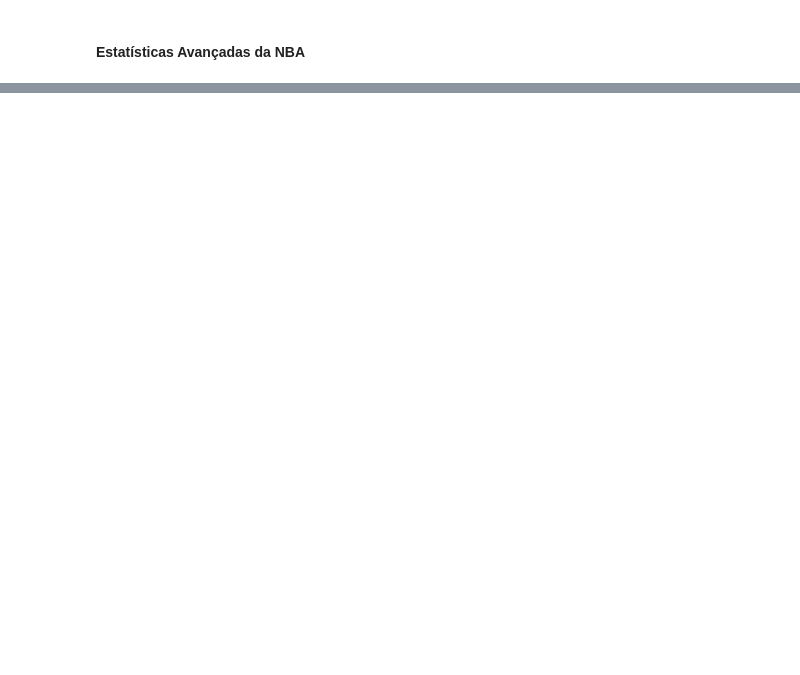
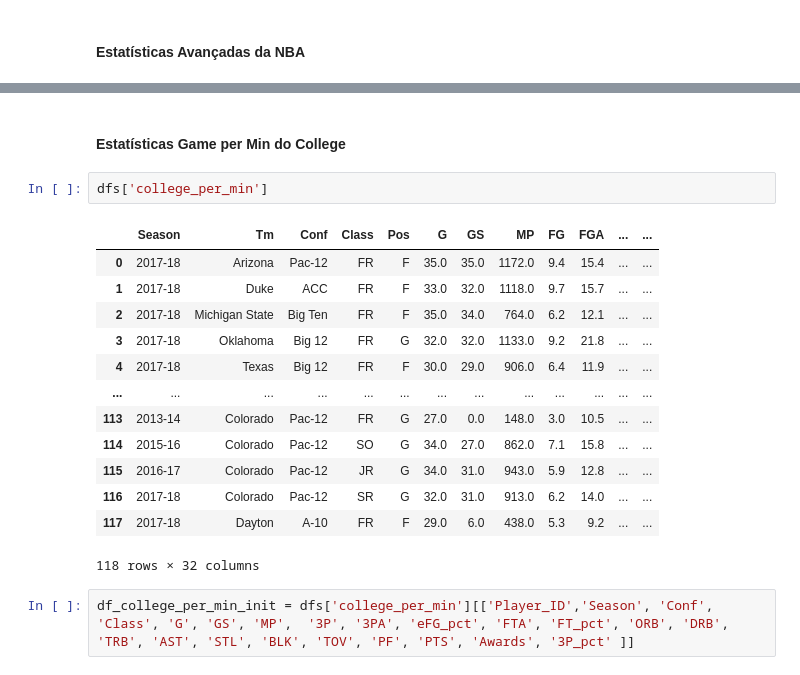
Before and after one commit to caiogpontes/nba-draft-prediction, a Jupyter notebook: notebooks/01_data_preparation.ipynb, the cells around one changed output, grey strips where cells are left out. Saved outputs shown, nothing was run; the diff lists cells and outputs as text; blank space fills up the shorter version.

```diff
--- a/notebooks/01_data_preparation.ipynb
+++ b/notebooks/01_data_preparation.ipynb
@@ -134,0 +202,20 @@ mock_draft_data.head()
+# %% [markdown]
+#### **Estatísticas Game per Min do College**
+# %%
+dfs['college_per_min']
+# %% [output]
+|  | Season | Tm | Conf | Class | Pos | G | GS | MP | FG | FGA | ... | ... |
+| 0 | 2017-18 | Arizona | Pac-12 | FR | F | 35.0 | 35.0 | 1172.0 | 9.4 | 15.4 | ... | ... |
+| 1 | 2017-18 | Duke | ACC | FR | F | 33.0 | 32.0 | 1118.0 | 9.7 | 15.7 | ... | ... |
+| 2 | 2017-18 | Michigan State | Big Ten | FR | F | 35.0 | 34.0 | 764.0 | 6.2 | 12.1 | ... | ... |
+| 3 | 2017-18 | Oklahoma | Big 12 | FR | G | 32.0 | 32.0 | 1133.0 | 9.2 | 21.8 | ... | ... |
+| 4 | 2017-18 | Texas | Big 12 | FR | F | 30.0 | 29.0 | 906.0 | 6.4 | 11.9 | ... | ... |
+| ... | ... | ... | ... | ... | ... | ... | ... | ... | ... | ... | ... | ... |
+| 113 | 2013-14 | Colorado | Pac-12 | FR | G | 27.0 | 0.0 | 148.0 | 3.0 | 10.5 | ... | ... |
+| 114 | 2015-16 | Colorado | Pac-12 | SO | G | 34.0 | 27.0 | 862.0 | 7.1 | 15.8 | ... | ... |
+| 115 | 2016-17 | Colorado | Pac-12 | JR | G | 34.0 | 31.0 | 943.0 | 5.9 | 12.8 | ... | ... |
+| 116 | 2017-18 | Colorado | Pac-12 | SR | G | 32.0 | 31.0 | 913.0 | 6.2 | 14.0 | ... | ... |
+| 117 | 2017-18 | Dayton | A-10 | FR | F | 29.0 | 6.0 | 438.0 | 5.3 | 9.2 | ... | ... |
+118 rows × 32 columns
+# %%
+df_college_per_min_init = dfs['college_per_min'][['Player_ID','Season', 'Conf', 'Class', 'G', 'GS', 'MP',  '3P', '3PA', 'eFG_pct', 'FTA', 'FT_pct', 'ORB', 'DRB', 'TRB', 'AST', 'STL', 'BLK', 'TOV', 'PF', 'PTS', 'Awards', '3P_pct' ]]
```
Also changed, not shown: parts of 62 cells of this notebook, 4 other files.
